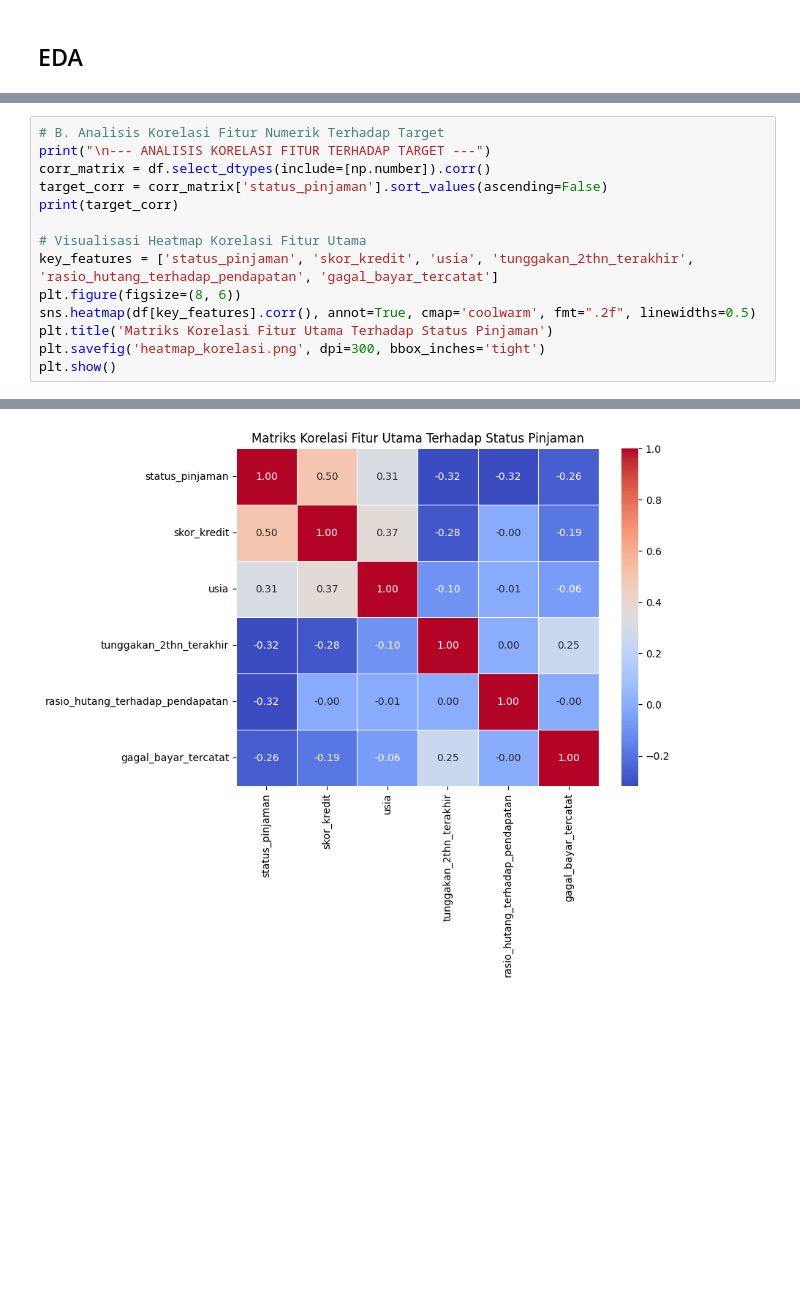
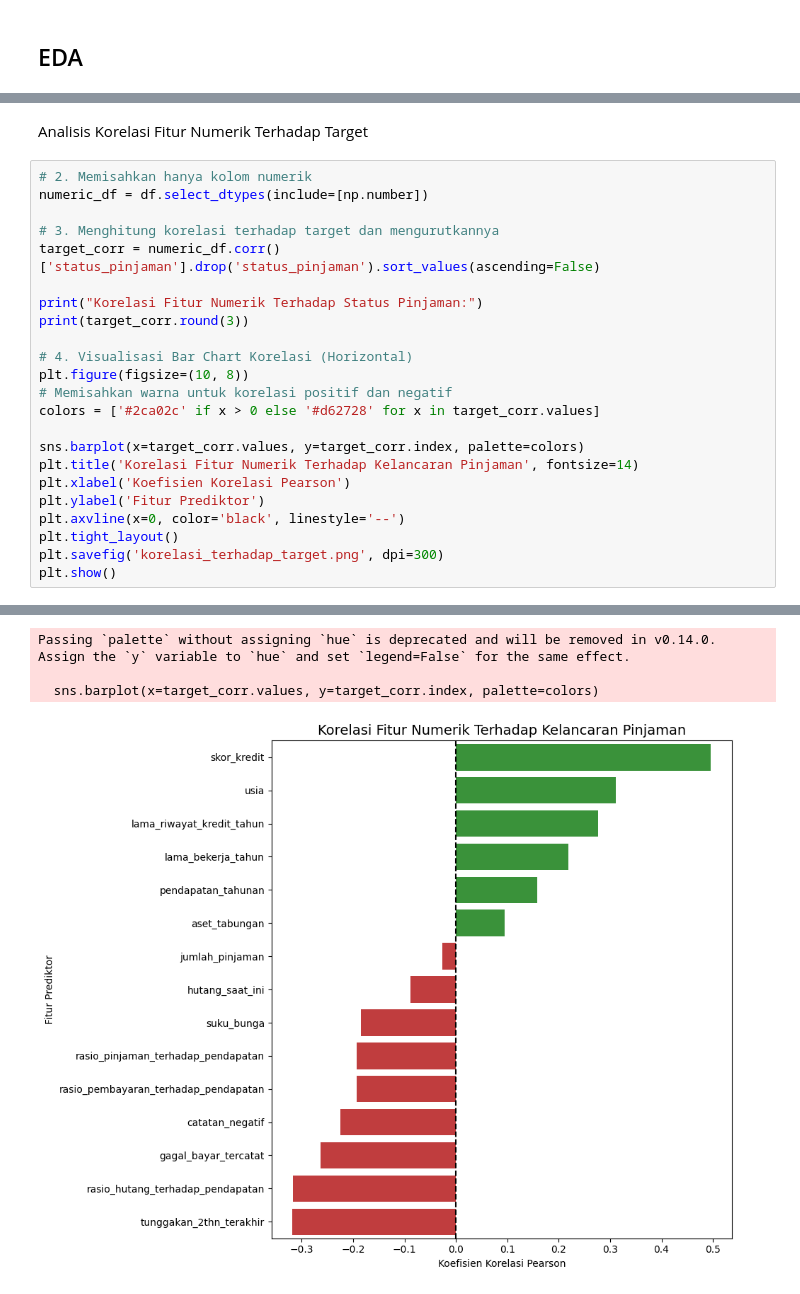
Before and after one commit to Yaboku29/credit-risk-mitigation-segmentation, a Jupyter notebook: coba.ipynb, the cells around one changed output, grey strips where cells are left out. Saved outputs shown, nothing was run; the diff lists cells and outputs as text; blank space fills up the shorter version.

```diff
--- a/coba.ipynb
+++ b/coba.ipynb
@@ -235,15 +272,26 @@ Wiraswasta        43.106165  56.893835
+# %% [markdown]
+Analisis Korelasi Fitur Numerik Terhadap Target
 # %%
-# B. Analisis Korelasi Fitur Numerik Terhadap Target
-print("\n--- ANALISIS KORELASI FITUR TERHADAP TARGET ---")
-corr_matrix = df.select_dtypes(include=[np.number]).corr()
-target_corr = corr_matrix['status_pinjaman'].sort_values(ascending=False)
-print(target_corr)
+# 2. Memisahkan hanya kolom numerik
+numeric_df = df.select_dtypes(include=[np.number])
 
-# Visualisasi Heatmap Korelasi Fitur Utama
-key_features = ['status_pinjaman', 'skor_kredit', 'usia', 'tunggakan_2thn_terakhir', 'rasio_hutang_terhadap_pendapatan', 'gagal_bayar_tercatat']
-plt.figure(figsize=(8, 6))
-sns.heatmap(df[key_features].corr(), annot=True, cmap='coolwarm', fmt=".2f", linewidths=0.5)
-plt.title('Matriks Korelasi Fitur Utama Terhadap Status Pinjaman')
-plt.savefig('heatmap_korelasi.png', dpi=300, bbox_inches='tight')
+# 3. Menghitung korelasi terhadap target dan mengurutkannya
+target_corr = numeric_df.corr()['status_pinjaman'].drop('status_pinjaman').sort_values(ascending=False)
+
+print("Korelasi Fitur Numerik Terhadap Status Pinjaman:")
+print(target_corr.round(3))
+
+# 4. Visualisasi Bar Chart Korelasi (Horizontal)
+plt.figure(figsize=(10, 8))
+# Memisahkan warna untuk korelasi positif dan negatif
+colors = ['#2ca02c' if x > 0 else '#d62728' for x in target_corr.values]
+
+sns.barplot(x=target_corr.values, y=target_corr.index, palette=colors)
+plt.title('Korelasi Fitur Numerik Terhadap Kelancaran Pinjaman', fontsize=14)
+plt.xlabel('Koefisien Korelasi Pearson')
+plt.ylabel('Fitur Prediktor')
+plt.axvline(x=0, color='black', linestyle='--')
+plt.tight_layout()
+plt.savefig('korelasi_terhadap_target.png', dpi=300)
 plt.show()
 # %% [output]
@@ -267,2 +314,5 @@ tunggakan_2thn_terakhir                -0.318075
 Name: status_pinjaman, dtype: float64
+Passing `palette` without assigning `hue` is deprecated and will be removed in v0.14.0. Assign the `y` variable to `hue` and set `legend=False` for the same effect.
+
+  sns.barplot(x=target_corr.values, y=target_corr.index, palette=colors)
-[figure, old version]
+[figure, new version]
```
Also changed, not shown: parts of 7 cells of this notebook, 1 other file.
